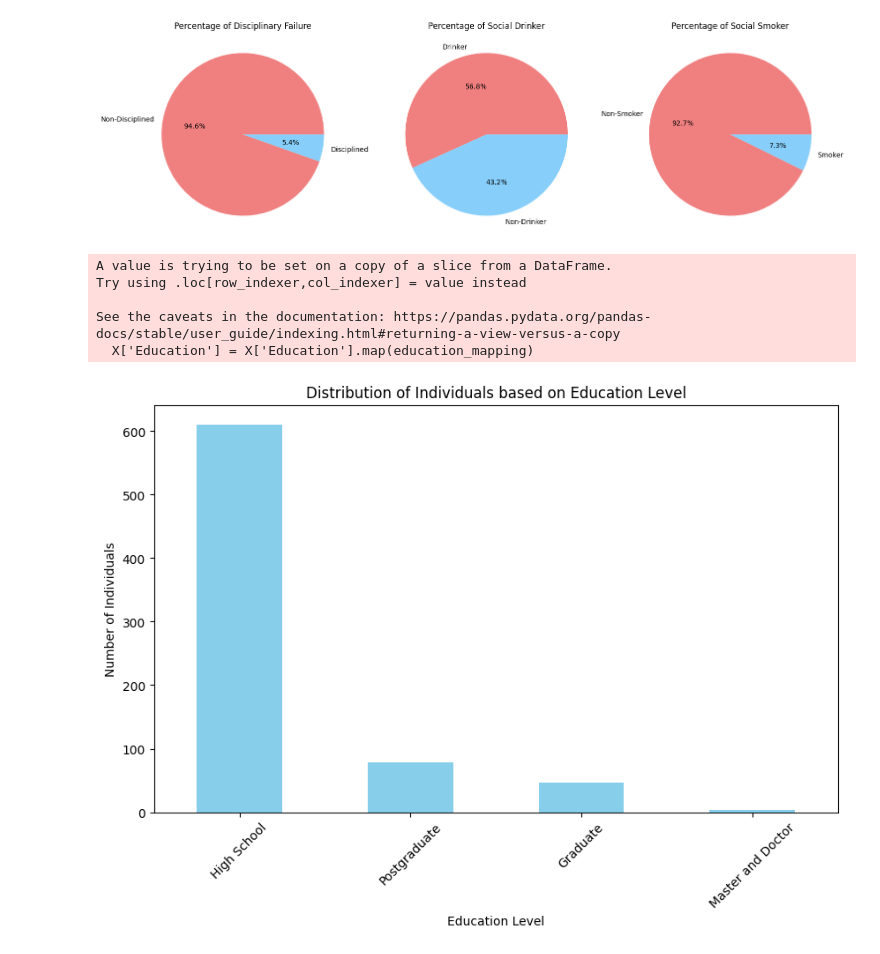
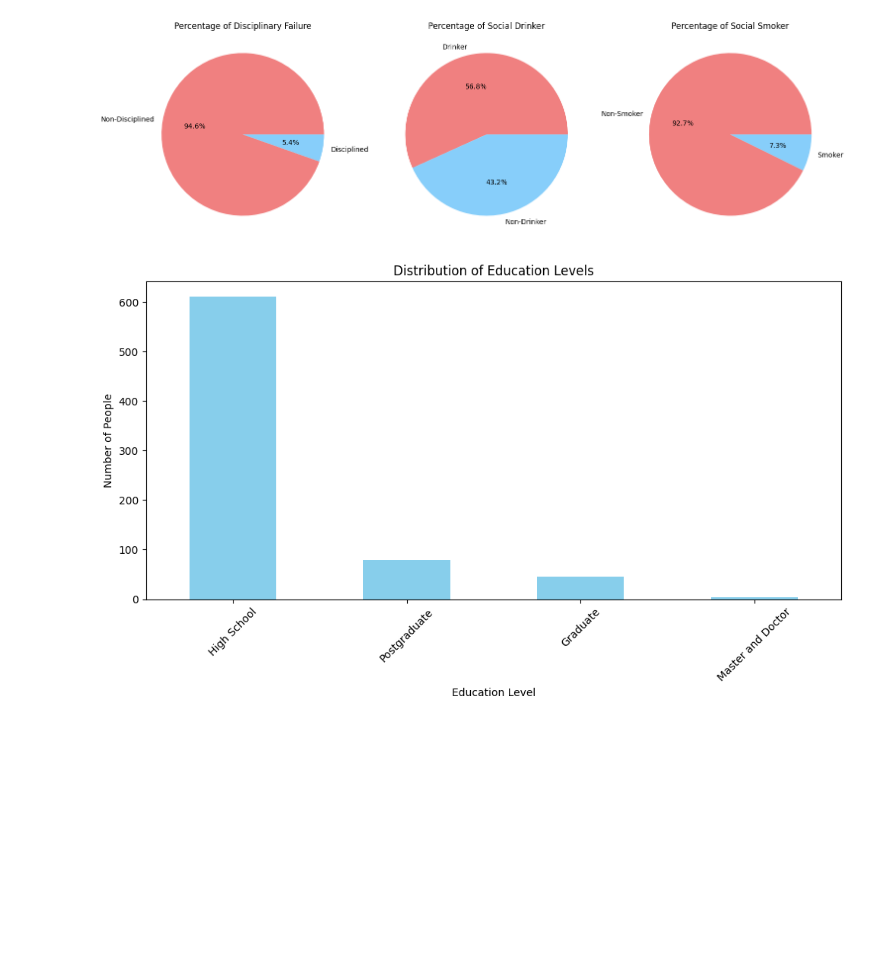
Before and after one commit to h4wks123/DATA_ANALYTICS, a Jupyter notebook: Assignments_Bayer/Lecture 2 Assignment_Bayer.ipynb, the cells around one changed output. Drawn from its saved outputs; the diff is of its cells as text; code cells hidden in the pictures; blank space fills up the shorter version.

Commit message:
[BAYER][Added changes to assignment #2]

```diff
--- a/Assignments_Bayer/Lecture 2 Assignment_Bayer.ipynb
+++ b/Assignments_Bayer/Lecture 2 Assignment_Bayer.ipynb
@@ -192,35 +186,29 @@ plt.show()
 # %% [output]
 [figure]
 # %%
-# Map numeric education levels to text labels
+pd.options.mode.chained_assignment = None
+absenteeism_at_work = fetch_ucirepo(id=445)
+X = absenteeism_at_work.data.features
+
 education_mapping = {
     1: 'High School',
     2: 'Graduate',
     3: 'Postgraduate',
     4: 'Master and Doctor'
 }
 
-# Replace numeric education levels with text labels
-X['Education'] = X['Education'].map(education_mapping)
+X.loc[:, 'Education_Level'] = X['Education'].map(education_mapping)
 
-# Count occurrences of each education level
-education_counts = X['Education'].value_counts()
+education_counts = X['Education_Level'].value_counts()
 
-# Create the bar chart
 plt.figure(figsize=(10, 6))
 education_counts.plot(kind='bar', color='skyblue')
+plt.xlabel('Education Level')
+plt.ylabel('Number of People')
+plt.title('Distribution of Education Levels')
+plt.xticks(rotation=45)
 
-# Add labels and title
-plt.xlabel('Education Level')
-plt.ylabel('Number of Individuals')
-plt.title('Distribution of Individuals based on Education Level')
-plt.xticks(rotation=45)
-# Show plot
+plt.tight_layout()
 plt.show()
 # %% [output]
-A value is trying to be set on a copy of a slice from a DataFrame.
-Try using .loc[row_indexer,col_indexer] = value instead
-
-See the caveats in the documentation: https://pandas.pydata.org/pandas-docs/stable/user_guide/indexing.html#returning-a-view-versus-a-copy
-  X['Education'] = X['Education'].map(education_mapping)
-[figure, old version]
+[figure, new version]
```
Also changed, not shown: parts of 1 cell of this notebook.
